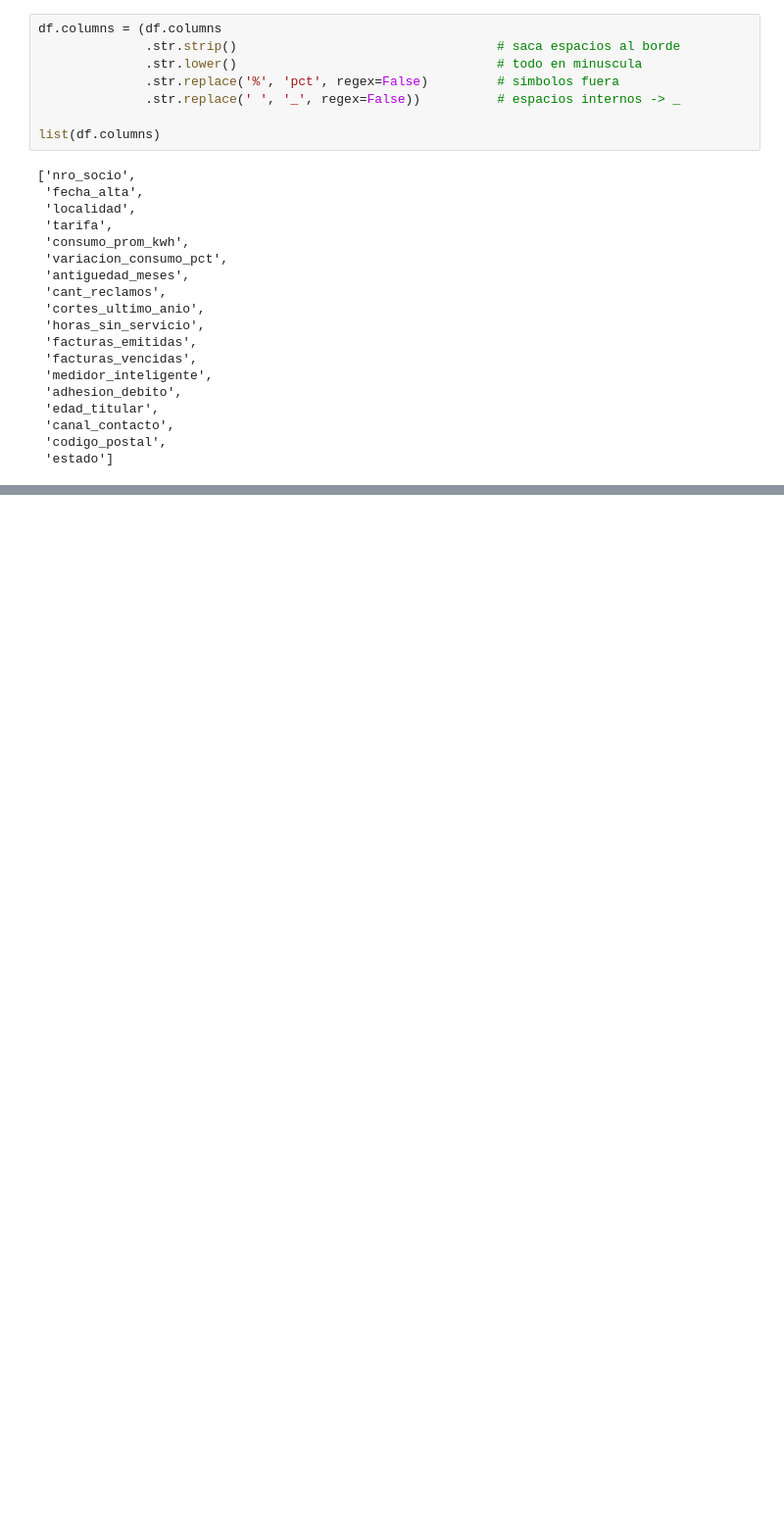
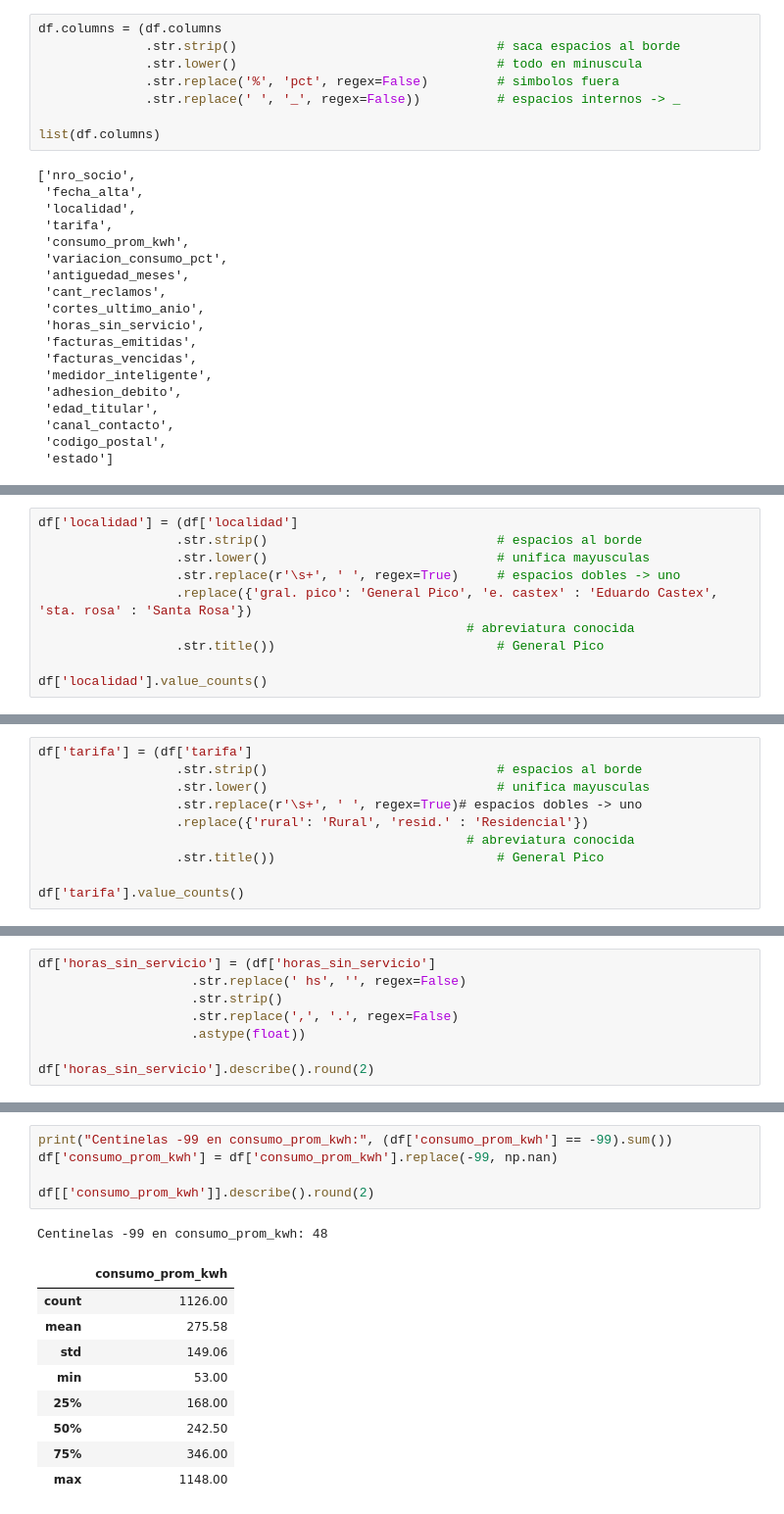
Before and after one commit to HeroedelGin/LabAI, a Jupyter notebook: Proyecto_integrador_G7.ipynb, the cells around one changed output, grey strips where cells are left out. Shown at 98% size. Drawn from its saved outputs; the diff is of its cells as text; blank space fills up the shorter version.

```diff
--- a/Proyecto_integrador_G7.ipynb
+++ b/Proyecto_integrador_G7.ipynb
@@ -72,0 +193,10 @@ faltantes
+# %%
+df['localidad'] = (df['localidad']
+                  .str.strip()                              # espacios al borde
+                  .str.lower()                              # unifica mayusculas
+                  .str.replace(r'\s+', ' ', regex=True)     # espacios dobles -> uno
+                  .replace({'gral. pico': 'General Pico', 'e. castex' : 'Eduardo Castex', 'sta. rosa' : 'Santa Rosa'})
+                                                        # abreviatura conocida
+                  .str.title())                             # General Pico
+
+df['localidad'].value_counts()
@@ -72,0 +225,10 @@ faltantes
+# %%
+df['tarifa'] = (df['tarifa']
+                  .str.strip()                              # espacios al borde
+                  .str.lower()                              # unifica mayusculas
+                  .str.replace(r'\s+', ' ', regex=True)# espacios dobles -> uno
+                  .replace({'rural': 'Rural', 'resid.' : 'Residencial'})
+                                                        # abreviatura conocida
+                  .str.title())                             # General Pico
+
+df['tarifa'].value_counts()
@@ -72,0 +241,8 @@ faltantes
+# %%
+df['horas_sin_servicio'] = (df['horas_sin_servicio']
+                    .str.replace(' hs', '', regex=False)
+                    .str.strip()
+                    .str.replace(',', '.', regex=False)
+                    .astype(float))
+
+df['horas_sin_servicio'].describe().round(2)
@@ -72,0 +275,16 @@ faltantes
+# %%
+print("Centinelas -99 en consumo_prom_kwh:", (df['consumo_prom_kwh'] == -99).sum())
+df['consumo_prom_kwh'] = df['consumo_prom_kwh'].replace(-99, np.nan)
+
+df[['consumo_prom_kwh']].describe().round(2)
+# %% [output]
+Centinelas -99 en consumo_prom_kwh: 48
+|  | consumo_prom_kwh |
+| count | 1126.00 |
+| mean | 275.58 |
+| std | 149.06 |
+| min | 53.00 |
+| 25% | 168.00 |
+| 50% | 242.50 |
+| 75% | 346.00 |
+| max | 1148.00 |
```
Also changed, not shown: parts of 18 cells of this notebook.
